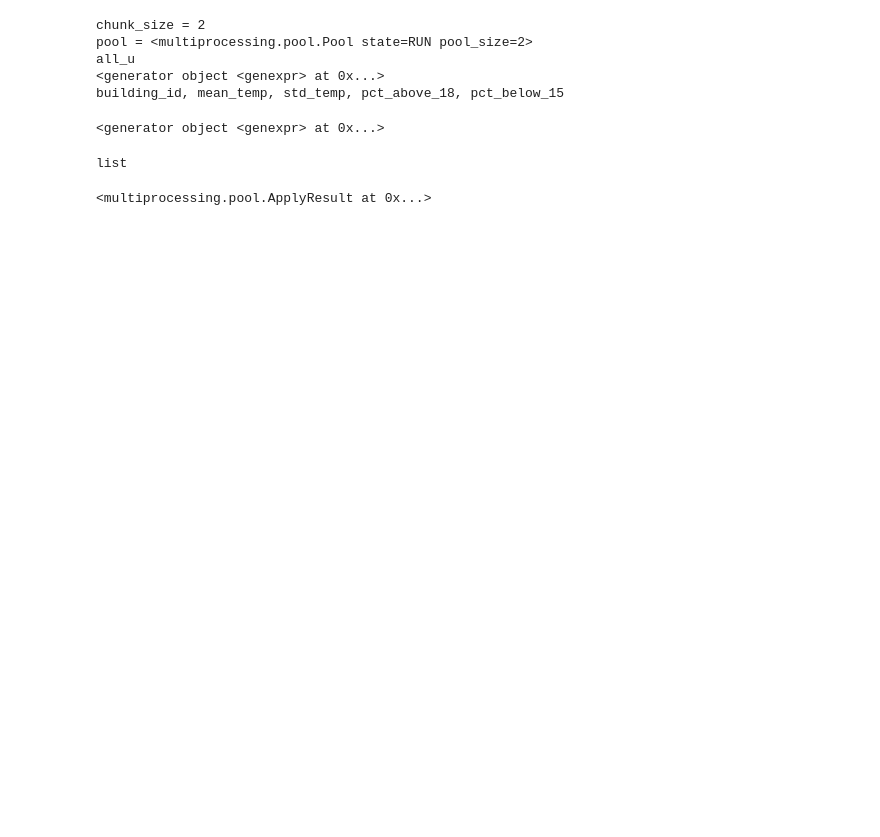
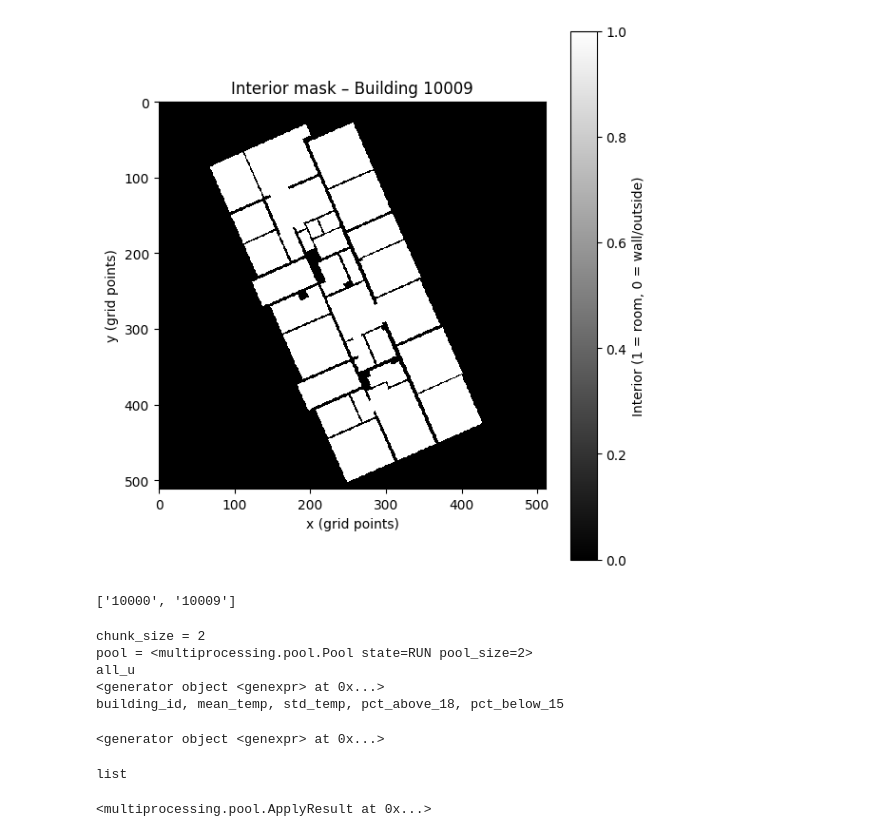
Before and after one commit to IdaUgilt/PyHPC_Project, a Jupyter notebook: Legepladsen.ipynb, the cells around one changed output. Saved outputs shown, nothing was run; the diff lists cells and outputs as text; code cells hidden in the pictures; blank space fills up the shorter version.

```diff
--- a/Legepladsen.ipynb
+++ b/Legepladsen.ipynb
@@ -108,3 +127,18 @@ plt.imshow(u, interpolation='none')
+# %%
+plt.figure(figsize=(6, 6))
+plt.imshow(interior_mask, interpolation='none', cmap='gray')
+plt.colorbar(label='Interior (1 = room, 0 = wall/outside)')
+plt.title(f'Interior mask – Building 10009')
+plt.xlabel('x (grid points)')
+plt.ylabel('y (grid points)')
+plt.tight_layout()
+plt.show()
+# %% [output]
+[figure, added]
+# %%
+building_ids
+# %% [output]
+['10000', '10009']
 # %%
 from multiprocessing.pool import Pool, ThreadPool
 
```
Also changed, not shown: parts of 8 cells of this notebook, 2 other files.
